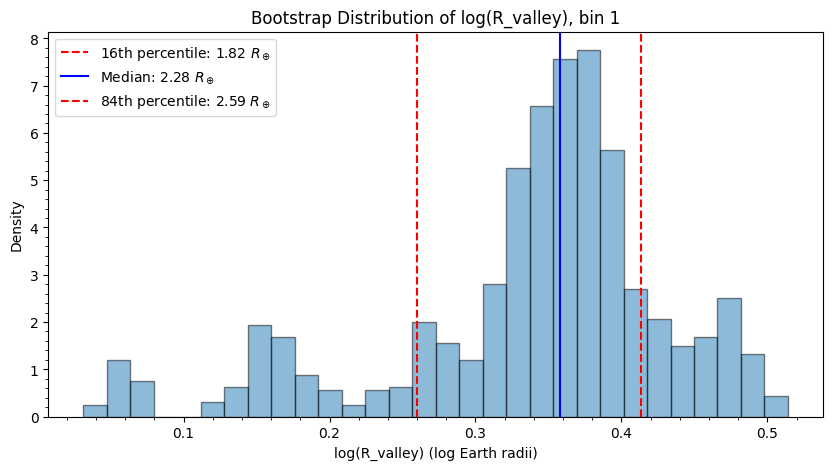
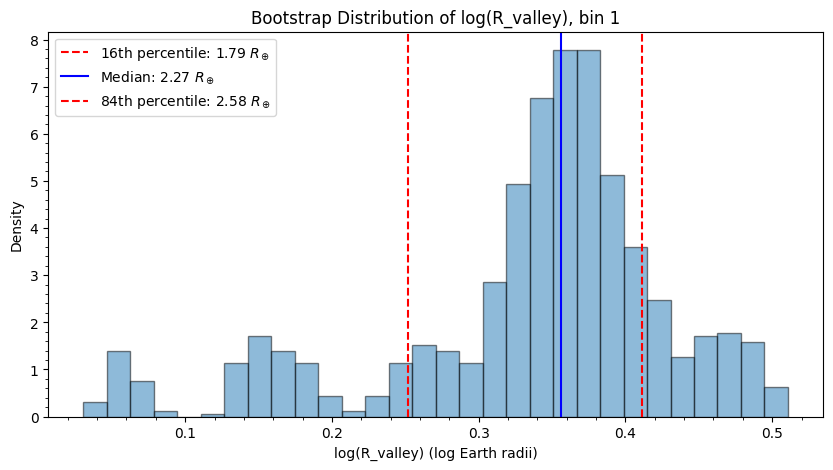
Unified diff of the notebook cell whose output changed from the first chart to the second:
--- before
+++ after
@@ -1,4 +1,3 @@
 # 6. Bootstrap resampling per period bin
-rng = np.random.default_rng()
 period_bins = np.logspace(0, 1, 5)  # 4 log-spaced bins between 1 and 10 days
 
@@ -6,41 +5,23 @@
 
 for bin_index in range(len(period_bins) - 1):
-    p_min = period_bins[bin_index]
-    p_max = period_bins[bin_index + 1]
+    p_bounds = period_bins[bin_index: bin_index + 2]
 
-    bin_mask = (data_filtered['P'] >= p_min) & (data_filtered['P'] < p_max)
+    bin_mask = (data_filtered['P'] >= p_bounds[0]) & (data_filtered['P'] < p_bounds[1])
     bin_data = data_filtered[bin_mask]
 
-    print(f'Bin {bin_index + 1}: {p_min:.2f} - {p_max:.2f} days, {len(bin_data)} planets')
-
-    if len(bin_data) == 0:
-        bootstrap_results.append({
-            'bin': bin_index + 1,
-            'period_range': (p_min, p_max),
-            'valleys': np.array([]),
-            'median': np.nan,
-            'p16': np.nan,
-            'p84': np.nan,
-        })
-        continue
+    print(f'Bin {bin_index + 1}: {p_bounds[0]:.2f} - {p_bounds[1]:.2f} days, {len(bin_data)} planets')
 
     bin_bootstrap_valleys = []
 
     for i in range(1000):
-        if i % 200 == 0:
-            print(f'  Bootstrap iteration {i}/1000')
-
-        sample_indices = rng.integers(0, len(bin_data), len(bin_data))
+        sample_indices = np.random.randint(0, len(bin_data), len(bin_data))
         sampled_radii = np.asarray(bin_data['Rplanet'])[sample_indices]
         sampled_sigma = np.asarray(bin_data['Rplanet_sigma'])[sample_indices]
 
-        perturbed_radii = rng.normal(loc=sampled_radii, scale=sampled_sigma)
-        perturbed_radii = perturbed_radii[perturbed_radii > 0]
+        rng_radii = np.random.normal(loc=sampled_radii, scale=sampled_sigma)
+        rng_radii = rng_radii[rng_radii > 0]
 
-        if len(perturbed_radii) < 2:
-            continue
-
-        logR_bootstrap = np.log10(perturbed_radii)
-        logR_valley, _, _ = find_kde_valley(logR_bootstrap, bw_method=0.2)
+        logR_bootstrap = np.log10(rng_radii)
+        logR_valley, grid, KDE_vals = find_kde_valley(logR_bootstrap, bw_method=0.2)
 
         if logR_valley is not None:
@@ -49,15 +30,10 @@
     bin_bootstrap_valleys = np.asarray(bin_bootstrap_valleys)
 
-    if len(bin_bootstrap_valleys) > 0:
-        median = np.median(bin_bootstrap_valleys)
-        p16, p84 = np.percentile(bin_bootstrap_valleys, [16, 84])
-    else:
-        median = np.nan
-        p16 = np.nan
-        p84 = np.nan
+    median = np.median(bin_bootstrap_valleys)
+    p16, p84 = np.percentile(bin_bootstrap_valleys, [16, 84])
 
     bootstrap_results.append({
         'bin': bin_index + 1,
-        'period_range': (p_min, p_max),
+        'period_range': (p_bounds[0], p_bounds[1]),
         'valleys': bin_bootstrap_valleys,
         'median': median,
@@ -66,12 +42,11 @@
     })
 
-    if len(bin_bootstrap_valleys) > 0:
-        plt.hist(bin_bootstrap_valleys, bins=30, density=True, alpha=0.5, edgecolor='black')
-        plt.axvline(p16, color='red', linestyle='--', label=f'16th percentile: {10**p16:.2f} $R_\oplus$')
-        plt.axvline(median, color='blue', linestyle='-', label=f'Median: {10**median:.2f} $R_\oplus$')
-        plt.axvline(p84, color='red', linestyle='--', label=f'84th percentile: {10**p84:.2f} $R_\oplus$')
-        plt.xlabel('log(R_valley) (log Earth radii)')
-        plt.ylabel('Density')
-        plt.title(f'Bootstrap Distribution of log(R_valley), bin {bin_index + 1}')
-        plt.legend()
-        plt.show()
+    plt.hist(bin_bootstrap_valleys, bins=30, density=True, alpha=0.5, edgecolor='black')
+    plt.axvline(p16, color='red', linestyle='--', label=f'16th percentile: {10**p16:.2f} $R_\oplus$')
+    plt.axvline(median, color='blue', linestyle='-', label=f'Median: {10**median:.2f} $R_\oplus$')
+    plt.axvline(p84, color='red', linestyle='--', label=f'84th percentile: {10**p84:.2f} $R_\oplus$')
+    plt.xlabel('log(R_valley) (log Earth radii)')
+    plt.ylabel('Density')
+    plt.title(f'Bootstrap Distribution of log(R_valley), bin {bin_index + 1}')
+    plt.legend()
+    plt.show()

Commit: small changes